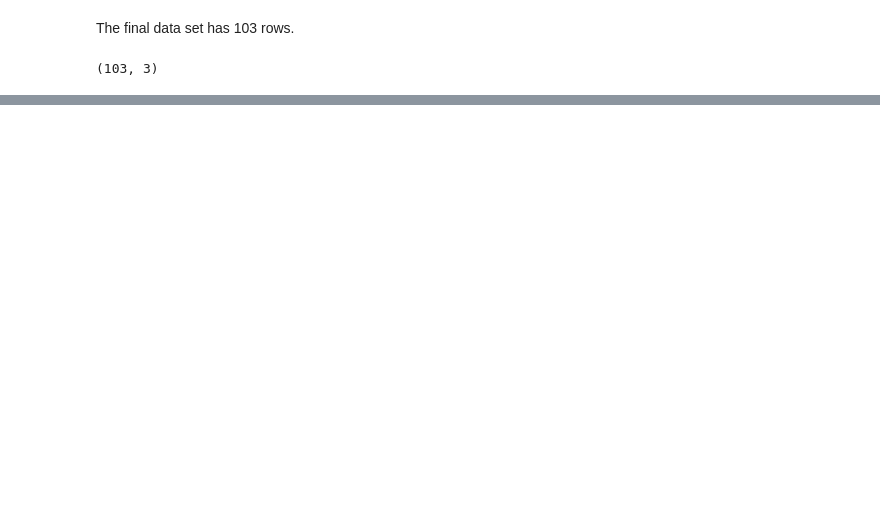
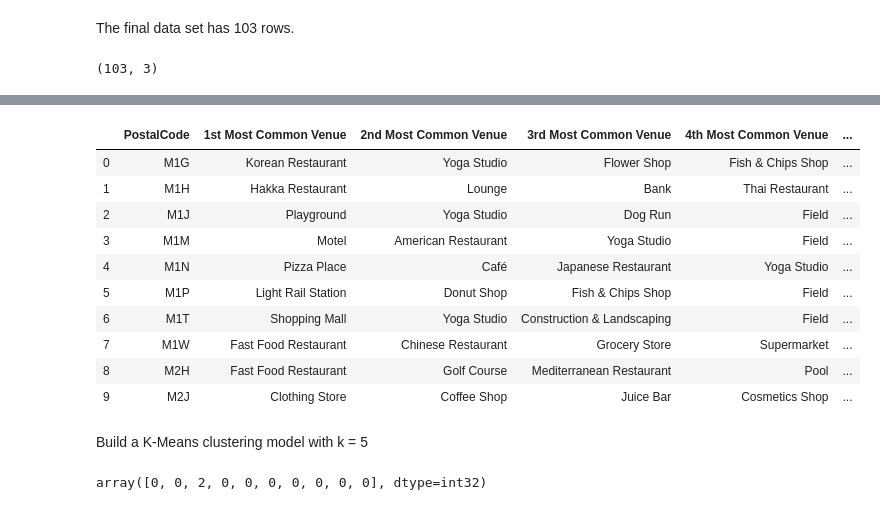
Before and after one commit to hoainamnguyen94/Coursera-Capstone, a Jupyter notebook: Capstone_Project_2.ipynb, the cells around one changed output, grey strips where cells are left out. Drawn from its saved outputs; the diff is of its cells as text; code cells hidden in the pictures; blank space fills up the shorter version.

```diff
--- a/Capstone_Project_2.ipynb
+++ b/Capstone_Project_2.ipynb
@@ -37,0 +185,48 @@ toronto_final.shape
+# %%
+def most_common(row, num_top_venues):
+    row_categories = row.iloc[1:]
+    row_categories_sorted = row_categories.sort_values(ascending=False)
+    return row_categories_sorted.index.values[0:num_top_venues]
+# %%
+num_top_venues = 10
+
+indicators = ['st', 'nd', 'rd']
+
+columns = ['PostalCode']
+for ind in np.arange(num_top_venues):
+    try:
+        columns.append('{}{} Most Common Venue'.format(ind + 1, indicators[ind]))
+    except:
+        columns.append('{}th Most Common Venue'.format(ind + 1))
+
+PostalCode_venues_sorted = pd.DataFrame(columns = columns)
+PostalCode_venues_sorted['PostalCode'] = toronto_grouped['PostalCode']
+
+for ind in np.arange(toronto_grouped.shape[0]):
+    PostalCode_venues_sorted.iloc[ind, 1:] = most_common(toronto_grouped.iloc[ind, :], num_top_venues)
+
+PostalCode_venues_sorted.head(10)
+# %% [output]
+|  | PostalCode | 1st Most Common Venue | 2nd Most Common Venue | 3rd Most Common Venue | 4th Most Common Venue | ... |
+| 0 | M1G | Korean Restaurant | Yoga Studio | Flower Shop | Fish & Chips Shop | ... |
+| 1 | M1H | Hakka Restaurant | Lounge | Bank | Thai Restaurant | ... |
+| 2 | M1J | Playground | Yoga Studio | Dog Run | Field | ... |
+| 3 | M1M | Motel | American Restaurant | Yoga Studio | Field | ... |
+| 4 | M1N | Pizza Place | Café | Japanese Restaurant | Yoga Studio | ... |
+| 5 | M1P | Light Rail Station | Donut Shop | Fish & Chips Shop | Field | ... |
+| 6 | M1T | Shopping Mall | Yoga Studio | Construction & Landscaping | Field | ... |
+| 7 | M1W | Fast Food Restaurant | Chinese Restaurant | Grocery Store | Supermarket | ... |
+| 8 | M2H | Fast Food Restaurant | Golf Course | Mediterranean Restaurant | Pool | ... |
+| 9 | M2J | Clothing Store | Coffee Shop | Juice Bar | Cosmetics Shop | ... |
+# %% [markdown]
+Build a K-Means clustering model with k = 5
+# %%
+k = 5
+
+toronto_cluster = toronto_grouped.drop('PostalCode', axis = 1)
+
+kmeans = KMeans(n_clusters = k, random_state = 0).fit(toronto_cluster)
+
+kmeans.labels_[0:10]
+# %% [output]
+array([0, 0, 2, 0, 0, 0, 0, 0, 0, 0], dtype=int32)
```
Also changed, not shown: parts of 21 cells of this notebook.
